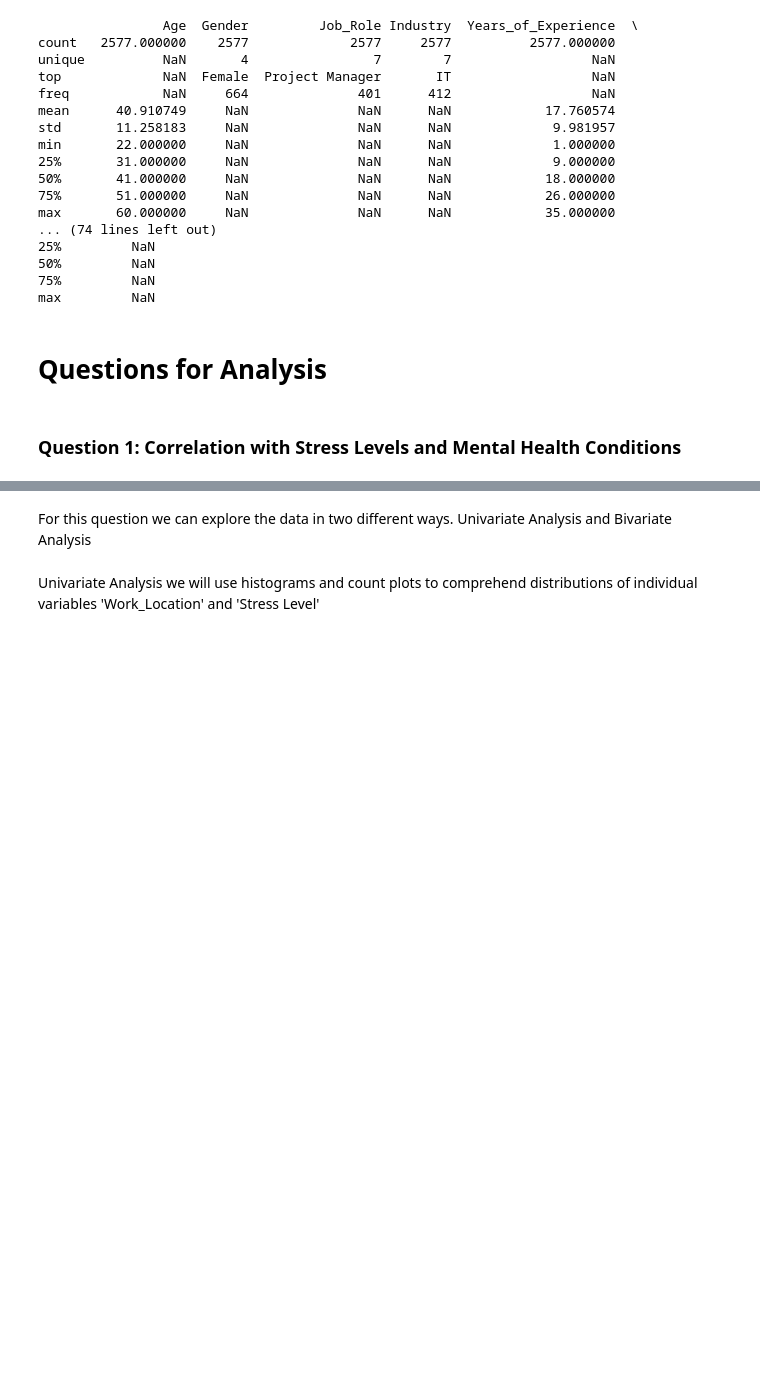
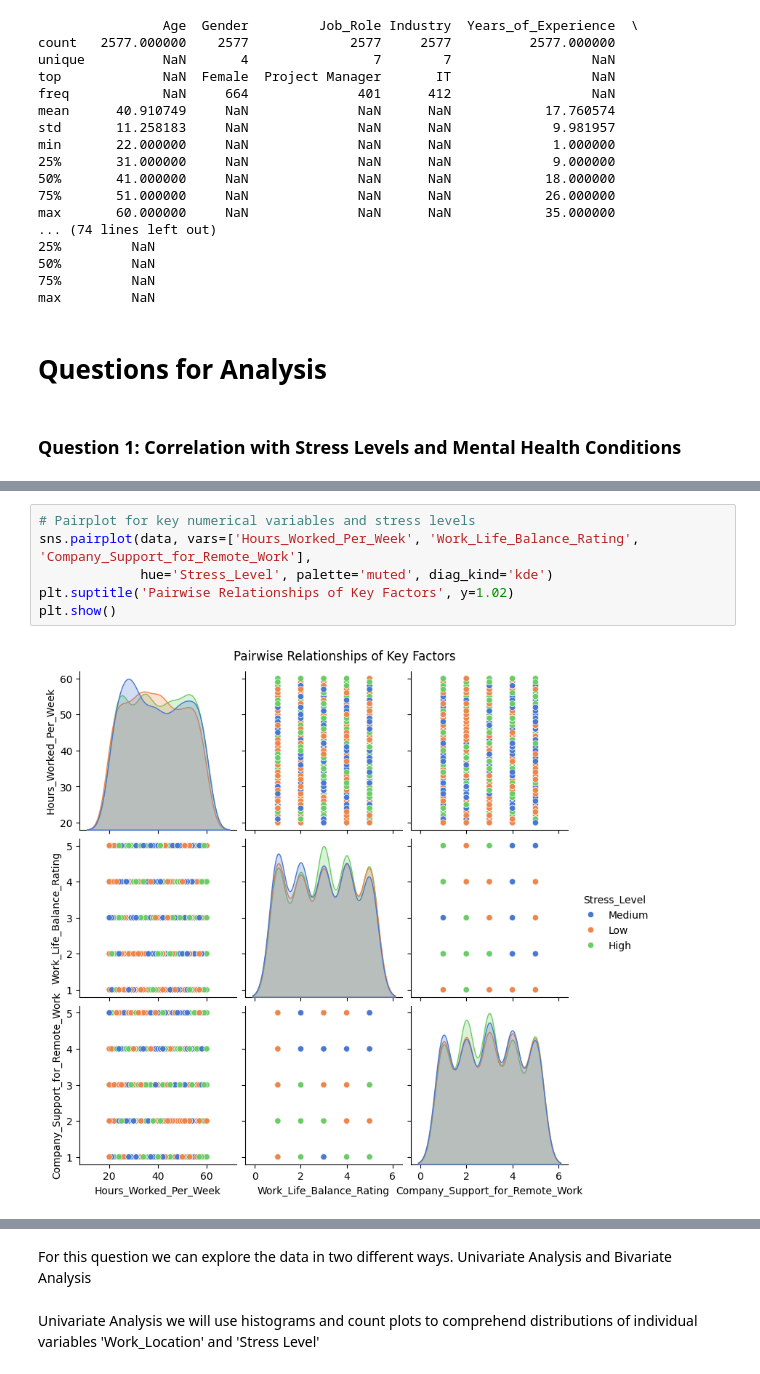
Before and after one commit to lcopolillo/FCD-2024-25, a Jupyter notebook: main.ipynb, the cells around one changed output, grey strips where cells are left out. Drawn from its saved outputs; the diff is of its cells as text; blank space fills up the shorter version.

```diff
--- a/main.ipynb
+++ b/main.ipynb
@@ -176,0 +255,8 @@ max         NaN
+# %%
+# Pairplot for key numerical variables and stress levels
+sns.pairplot(data, vars=['Hours_Worked_Per_Week', 'Work_Life_Balance_Rating', 'Company_Support_for_Remote_Work'],
+             hue='Stress_Level', palette='muted', diag_kind='kde')
+plt.suptitle('Pairwise Relationships of Key Factors', y=1.02)
+plt.show()
+# %% [output]
+[figure, added]
```
Also changed, not shown: parts of 40 cells of this notebook.
